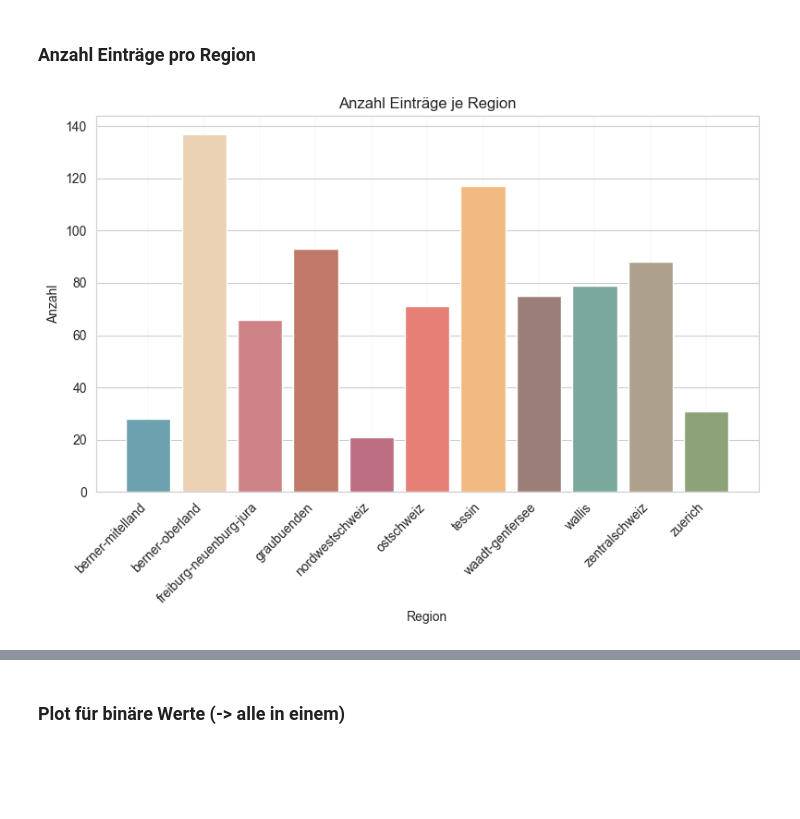
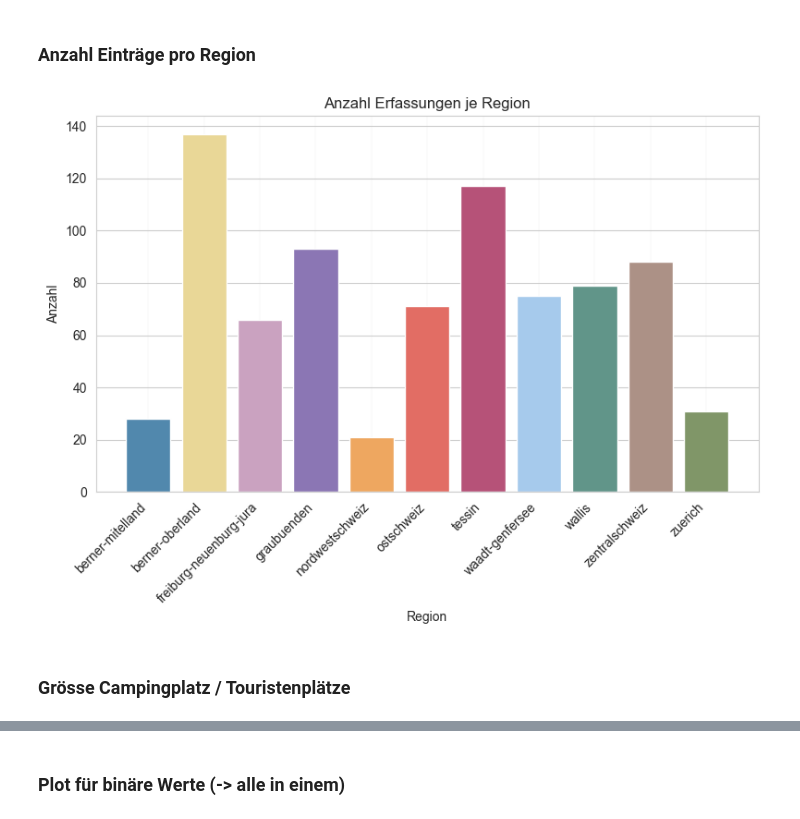
Before and after one commit to lydia-sa/Masterarbeit_Camping, a Jupyter notebook: datenvisualisierungen.ipynb, the cells around one changed output, grey strips where cells are left out. Drawn from its saved outputs; the diff is of its cells as text; code cells hidden in the pictures; blank space fills up the shorter version.

```diff
--- a/datenvisualisierungen.ipynb
+++ b/datenvisualisierungen.ipynb
@@ -10,4 +10,4 @@ color_palette = {
 }
 # %%
-df_camping_all = pd.read_csv('df_camping_all.csv', encoding='utf-8')
-df_camping_all
+df_camping_clean = pd.read_csv('camping_clean.csv', encoding='utf-8')
+df_camping_clean
@@ -14,7 +145,7 @@ df_camping_all
 # %%
 import folium
 
-df_camping_map = df_camping_all[['url', 'Latitude', 'Longitude', 'region']].drop_duplicates(subset=['url'])
+df_camping_map = df_camping_clean[['name', 'Latitude', 'Longitude', 'region']].drop_duplicates(subset=['name'])
 
 # Eine Folium-Karte erstellen
 m = folium.Map(location=[df_camping_map['Latitude'].mean(), df_camping_map['Longitude'].mean()],tiles='Cartodb Positron', zoom_start=8.2,)
@@ -44,11 +175,11 @@ display(m)
 # %% [markdown]
 ### Anzahl Einträge pro Region
 # %%
-df_region = df_camping_all[['region_berner-mitelland','region_berner-oberland','region_freiburg-neuenburg-jura','region_graubuenden','region_nordwestschweiz','region_ostschweiz','region_tessin','region_waadt-genfersee','region_wallis','region_zentralschweiz','region_zuerich']]
+df_region = df_camping_clean[['region_berner-mitelland','region_berner-oberland','region_freiburg-neuenburg-jura','region_graubuenden','region_nordwestschweiz','region_ostschweiz','region_tessin','region_waadt-genfersee','region_wallis','region_zentralschweiz','region_zuerich']]
 # %%
 color_palette = {
     'region': ['region_berner-mitelland', 'region_berner-oberland', 'region_freiburg-neuenburg-jura', 'region_graubuenden', 'region_nordwestschweiz', 'region_ostschweiz', 'region_tessin', 'region_waadt-genfersee', 'region_wallis', 'region_zentralschweiz', 'region_zuerich'],
-    'color': ['#6CA1AF', '#EBD2B4', '#CE8389' , '#C07869', '#BE6E83', '#E67F76', '#F2B981', '#9B7E78', '#79A89D', '#ADA08C', '#8EA279']
+   'color': ['#5188AD', '#E9D797', '#CAA2C0' , '#8B76B4', '#EEA760', '#E26D64', '#B65278', '#A6CAEC', '#619589', '#AC9186', '#809668']
 }
 # %%
 # Anzahl Einträge
@@ -58,32 +189,34 @@ fig, ax = plt.subplots(figsize=(8, 6))
 num_rows = len(df_region)
 
 # Schleife über jede Spalte im DataFrame
 for i, col in enumerate(df_region.columns):
     values = df_region[col].values
     region = col.lower()
 
     # Farbe abrufen
     if region in color_palette['region']:
         color = color_palette['color'][color_palette['region'].index(region)]
     else:
         color = '#CCCCCC'
 
     # Höhe der Säule
     ax.bar(i, sum(values), color=color)
 
 # Achsenbeschriftungen und Titel hinzufügen
 ax.set_ylabel('Anzahl')
 ax.set_xlabel('Region')
-ax.set_title('Anzahl Einträge je Region')
+ax.set_title('Anzahl Erfassungen je Region')
 
 xticklabels = [col[7:] for col in df_region.columns]
 ax.set_xticks(range(len(df_region.columns)))
 ax.set_xticklabels(xticklabels, rotation=45, ha='right')
 
 # Vertikale Hilfslinien ausschalten
 ax.grid(which='major', axis='x', linestyle='-', linewidth=0.1, color='lightgray')  # Nur horizontale Linien behalten
 
 plt.tight_layout()
 plt.show()
 # %% [output]
-[figure, old version]
+[figure, new version]
+# %% [markdown]
+### Grösse Campingplatz / Touristenplätze
```
Also changed, not shown: parts of 40 cells of this notebook, 5 other files.
